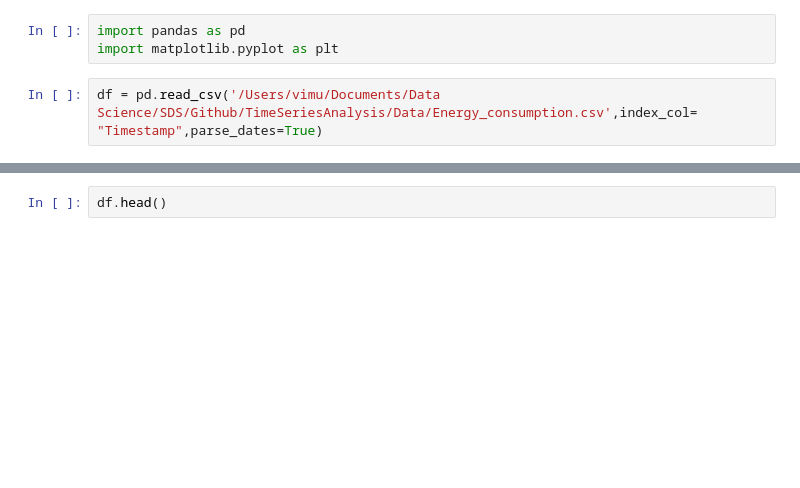
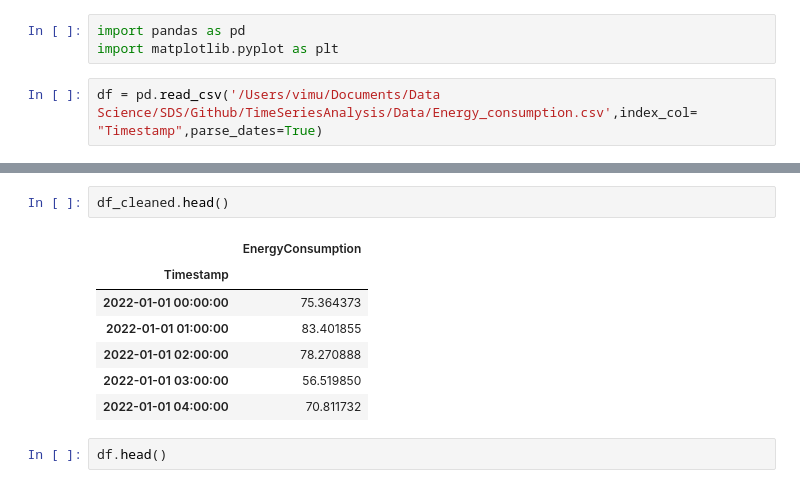
Before and after one commit to vijaivimu/TimeSeriesAnalysis, a Jupyter notebook: src/xgboost.ipynb, the cells around one changed output, grey strips where cells are left out. Saved outputs shown, nothing was run; the diff lists cells and outputs as text; blank space fills up the shorter version.

```diff
--- a/src/xgboost.ipynb
+++ b/src/xgboost.ipynb
@@ -6,3 +13,13 @@ df = pd.read_csv('/Users/vimu/Documents/Data Science/SDS/Github/TimeSeriesAnalys
+# %%
+df_cleaned.head()
+# %% [output]
+|  | EnergyConsumption |
+| Timestamp |  |
+| 2022-01-01 00:00:00 | 75.364373 |
+| 2022-01-01 01:00:00 | 83.401855 |
+| 2022-01-01 02:00:00 | 78.270888 |
+| 2022-01-01 03:00:00 | 56.519850 |
+| 2022-01-01 04:00:00 | 70.811732 |
 # %%
 df.head()
 # %% [output]
```
Also changed, not shown: parts of 8 cells of this notebook.
